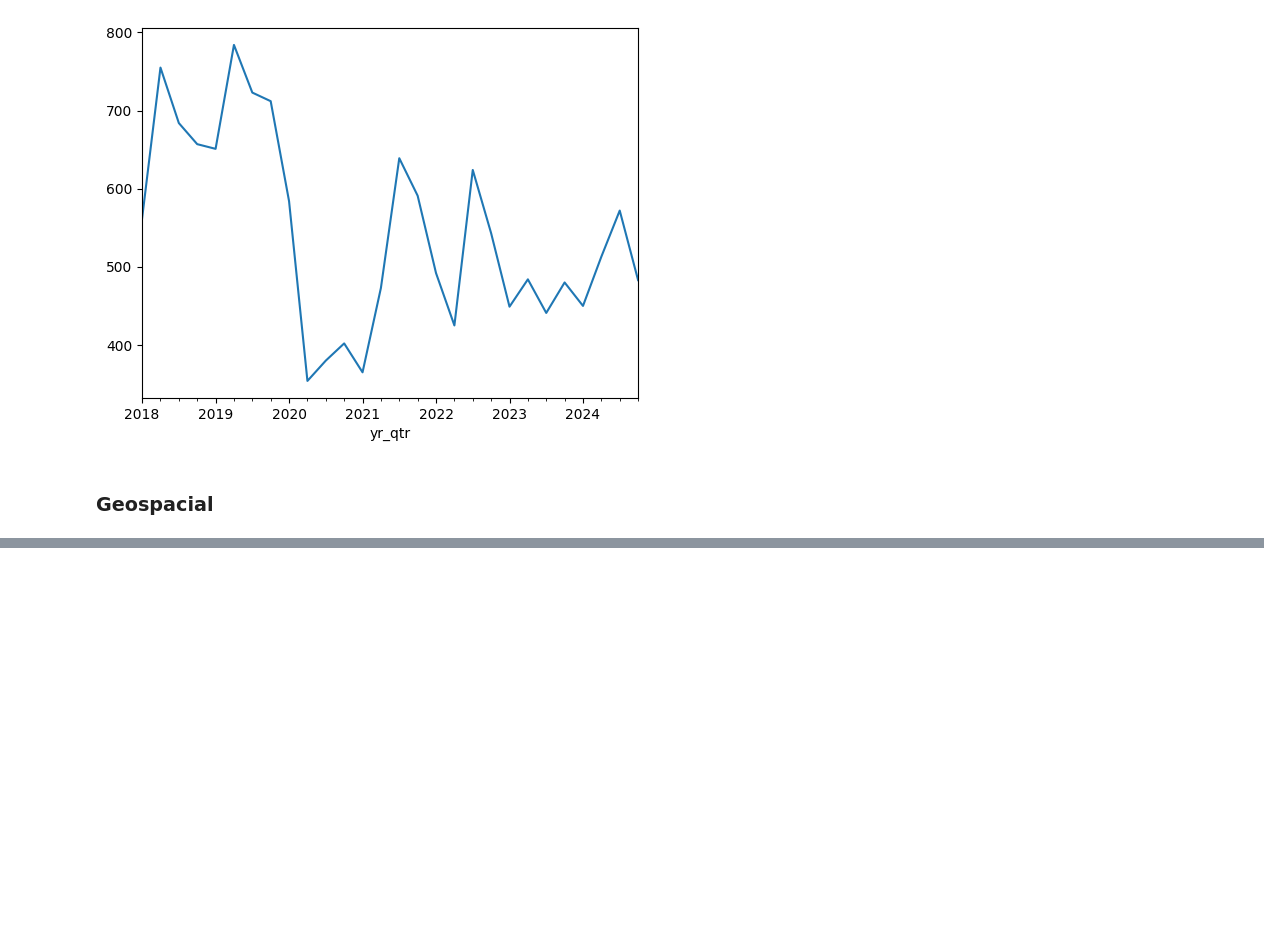
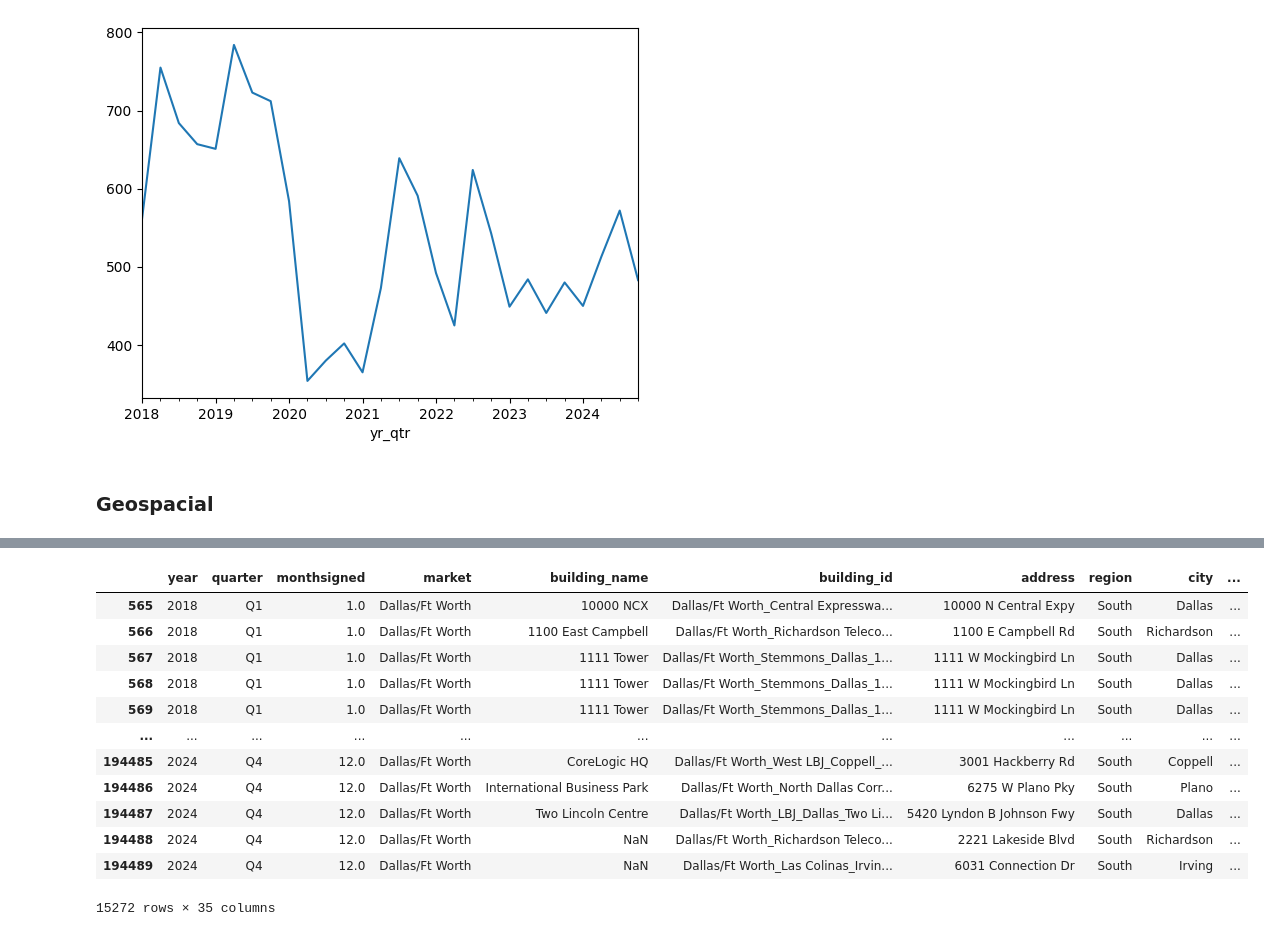
Before and after one commit to jacobbianchi/DartMonkeyDataFest, a Jupyter notebook: external_data/company_growth/eda.ipynb, the cells around one changed output, grey strips where cells are left out. Cells and saved outputs as stored; diff of their text form; code cells hidden in the pictures; blank space fills up the shorter version.

```diff
--- a/external_data/company_growth/eda.ipynb
+++ b/external_data/company_growth/eda.ipynb
@@ -156,0 +109,16 @@ m.save('dallas_addresses_map.html')
+# %%
+df[df["market"] == "Dallas/Ft Worth"]
+# %% [output]
+|  | year | quarter | monthsigned | market | building_name | building_id | address | region | city | ... |
+| 565 | 2018 | Q1 | 1.0 | Dallas/Ft Worth | 10000 NCX | Dallas/Ft Worth_Central Expresswa... | 10000 N Central Expy | South | Dallas | ... |
+| 566 | 2018 | Q1 | 1.0 | Dallas/Ft Worth | 1100 East Campbell | Dallas/Ft Worth_Richardson Teleco... | 1100 E Campbell Rd | South | Richardson | ... |
+| 567 | 2018 | Q1 | 1.0 | Dallas/Ft Worth | 1111 Tower | Dallas/Ft Worth_Stemmons_Dallas_1... | 1111 W Mockingbird Ln | South | Dallas | ... |
+| 568 | 2018 | Q1 | 1.0 | Dallas/Ft Worth | 1111 Tower | Dallas/Ft Worth_Stemmons_Dallas_1... | 1111 W Mockingbird Ln | South | Dallas | ... |
+| 569 | 2018 | Q1 | 1.0 | Dallas/Ft Worth | 1111 Tower | Dallas/Ft Worth_Stemmons_Dallas_1... | 1111 W Mockingbird Ln | South | Dallas | ... |
+| ... | ... | ... | ... | ... | ... | ... | ... | ... | ... | ... |
+| 194485 | 2024 | Q4 | 12.0 | Dallas/Ft Worth | CoreLogic HQ | Dallas/Ft Worth_West LBJ_Coppell_... | 3001 Hackberry Rd | South | Coppell | ... |
+| 194486 | 2024 | Q4 | 12.0 | Dallas/Ft Worth | International Business Park | Dallas/Ft Worth_North Dallas Corr... | 6275 W Plano Pky | South | Plano | ... |
+| 194487 | 2024 | Q4 | 12.0 | Dallas/Ft Worth | Two Lincoln Centre | Dallas/Ft Worth_LBJ_Dallas_Two Li... | 5420 Lyndon B Johnson Fwy | South | Dallas | ... |
+| 194488 | 2024 | Q4 | 12.0 | Dallas/Ft Worth | NaN | Dallas/Ft Worth_Richardson Teleco... | 2221 Lakeside Blvd | South | Richardson | ... |
+| 194489 | 2024 | Q4 | 12.0 | Dallas/Ft Worth | NaN | Dallas/Ft Worth_Las Colinas_Irvin... | 6031 Connection Dr | South | Irving | ... |
+15272 rows × 35 columns
```
Also changed, not shown: parts of 10 cells of this notebook, 2 other files.
